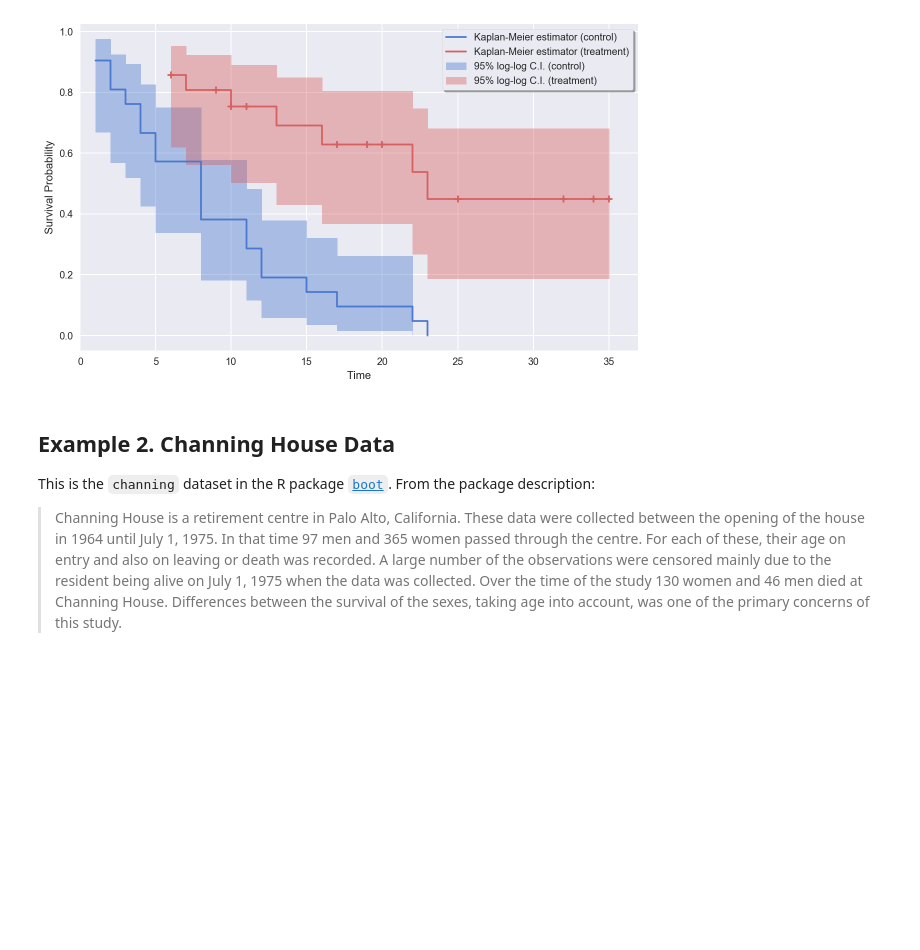
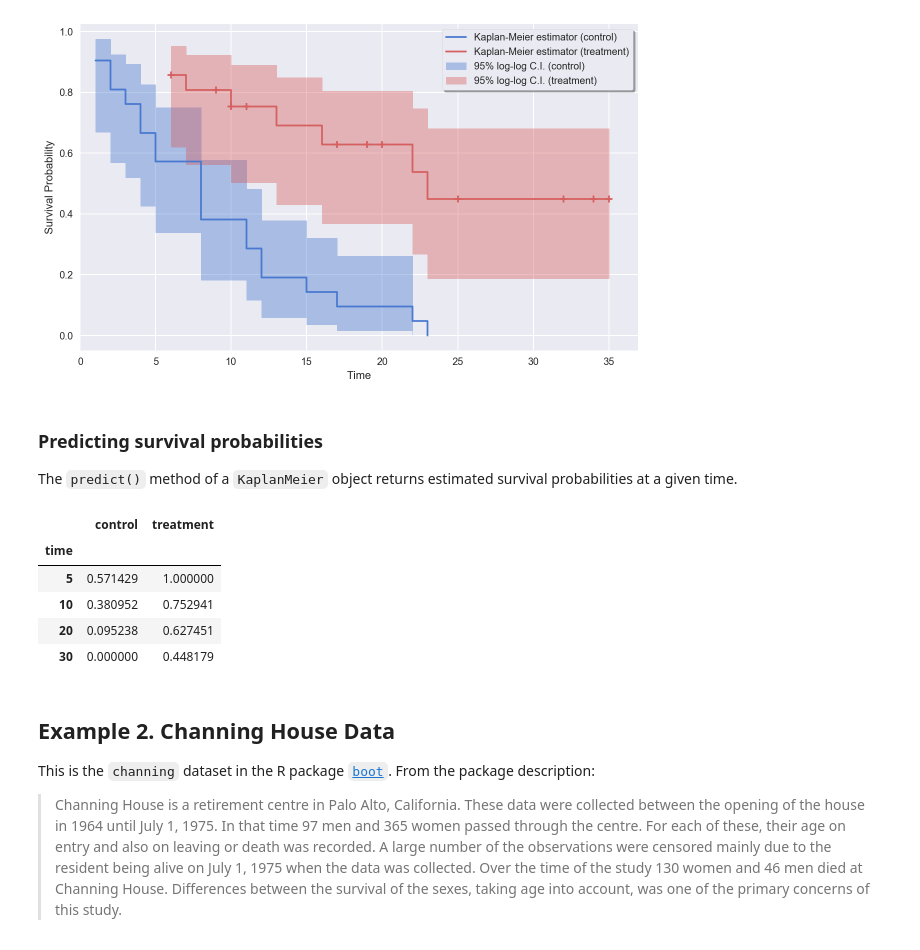
Before and after one commit to artemmavrin/survive, a Jupyter notebook: examples/Kaplan-Meier Estimator.ipynb, the cells around one changed output. Saved outputs shown, nothing was run; the diff lists cells and outputs as text; code cells hidden in the pictures; blank space fills up the shorter version.

Commit message:
Made function return pandas.Series instead of 1d numpy.ndarrays

```diff
--- a/examples/Kaplan-Meier Estimator.ipynb
+++ b/examples/Kaplan-Meier Estimator.ipynb
@@ -117,6 +117,19 @@ plt.show()
 plt.close()
 # %% [output]
 [figure]
+# %% [markdown]
+### Predicting survival probabilities
+
+The `predict()` method of a `KaplanMeier` object returns estimated survival probabilities at a given time.
+# %%
+km_leukemia.predict([5, 10, 20, 30])
+# %% [output]
+|  | control | treatment |
+| time |  |  |
+| 5 | 0.571429 | 1.000000 |
+| 10 | 0.380952 | 0.752941 |
+| 20 | 0.095238 | 0.627451 |
+| 30 | 0.000000 | 0.448179 |
 # %% [markdown]
 ## Example 2. Channing House Data
 
```
Also changed, not shown: parts of 1 cell of this notebook, 2 other files.
